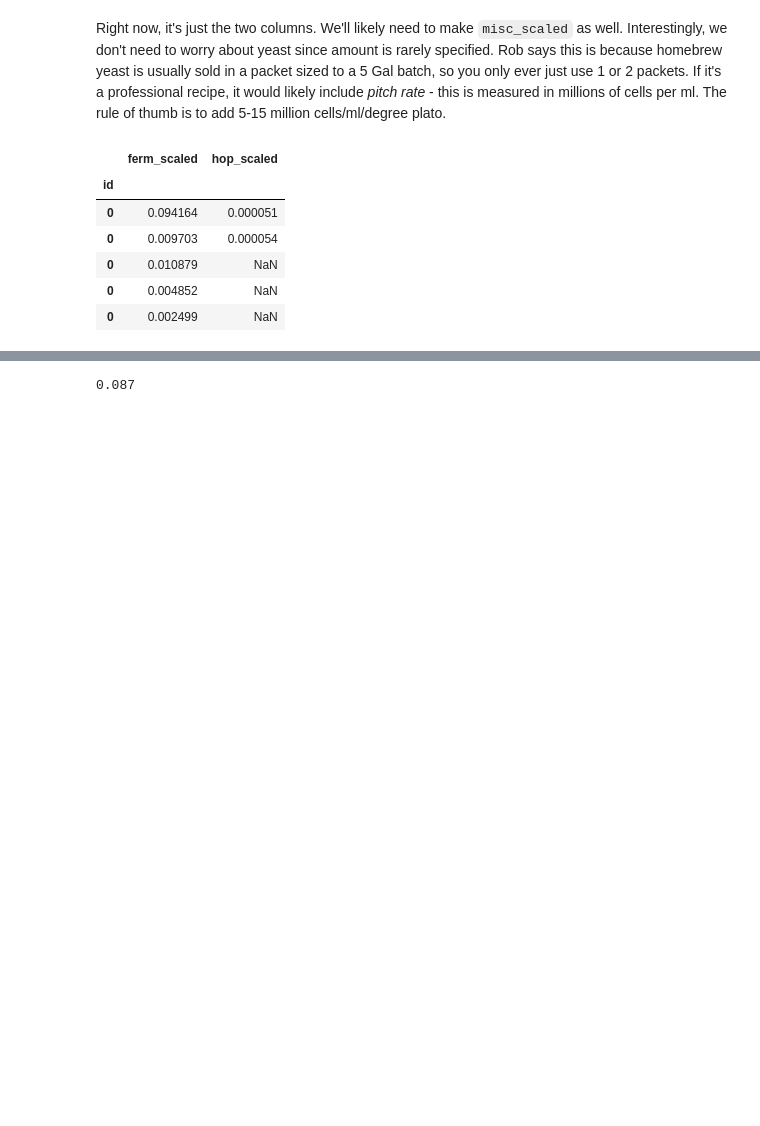
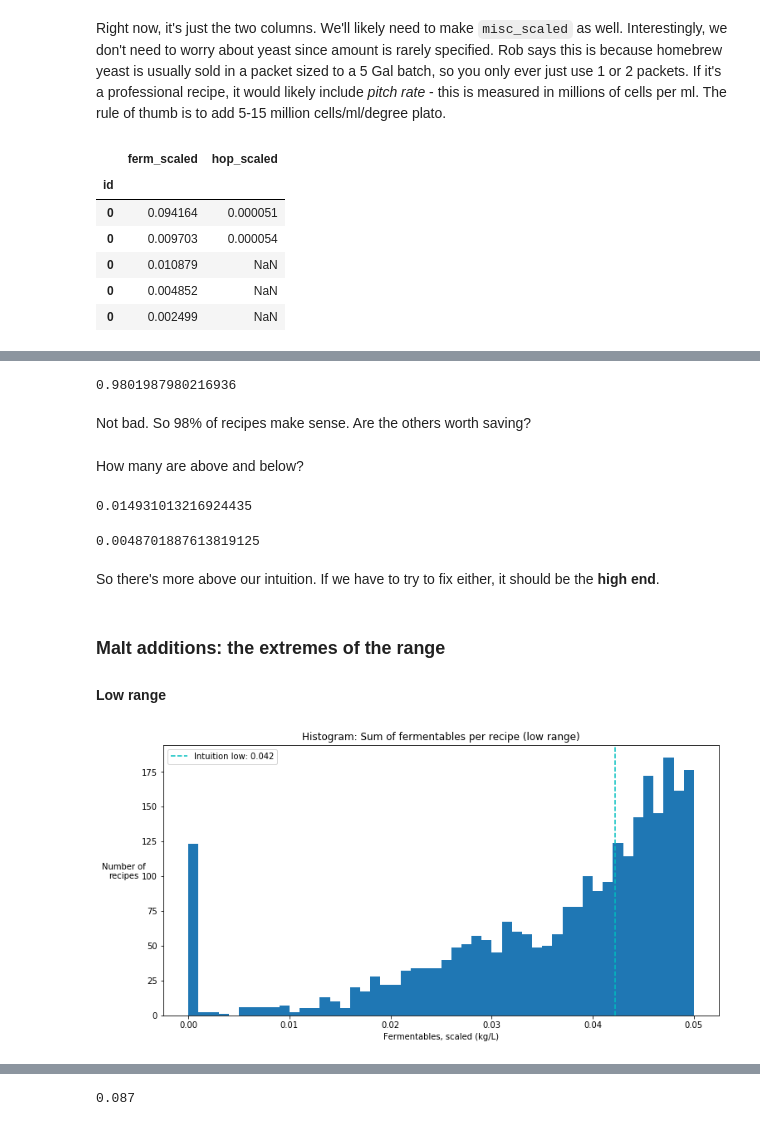
Before and after one commit to rmwoods/beer.ai, a Jupyter notebook: beer.ai/Ingredient Exploration.ipynb, the cells around one changed output, grey strips where cells are left out. Drawn from its saved outputs; the diff is of its cells as text; code cells hidden in the pictures; blank space fills up the shorter version.

```diff
--- a/beer.ai/Ingredient Exploration.ipynb
+++ b/beer.ai/Ingredient Exploration.ipynb
@@ -256,0 +239,9 @@ So hop is significantly lower. We'll want to figure out why...
+# %%
+# Units:
+#  Volume: L
+#  Weight: kg (ferm), kg (hops)
+#  Alpha: % as an integer
+# Let's work with my intuition for a 20L boil size
+batch_size = 20
+# Let's set a factor to look wider than our "reasonable" estimates
+fudge_factor = 2
@@ -256,0 +340,38 @@ So hop is significantly lower. We'll want to figure out why...
+# %%
+ferm_within_intuition = ferm_scaled[(min(ferm_range_scaled)<=ferm_scaled)&
+                                          (ferm_scaled<=max(ferm_range_scaled))]
+ferm_within_intuition.count()/ferm_scaled.count()
+# %% [output]
+0.9801987980216936
+# %% [markdown]
+Not bad. So 98% of recipes make sense. Are the others worth saving?
+# %% [markdown]
+How many are above and below?
+# %%
+ferm_above_intuition = ferm_scaled[ferm_scaled>=max(ferm_range_scaled)]
+ferm_above_intuition.count()/ferm_scaled.count()
+# %% [output]
+0.014931013216924435
+# %%
+ferm_below_intuition = ferm_scaled[ferm_scaled<=min(ferm_range_scaled)]
+ferm_below_intuition.count()/ferm_scaled.count()
+# %% [output]
+0.0048701887613819125
+# %% [markdown]
+So there's more above our intuition. If we have to try to fix either, it should be the **high end**.
+# %% [markdown]
+<a id='malt_dist_ext'></a>
+### Malt additions: the extremes of the range
+#### Low range
+# %%
+# Inspect the low range
+# No need for an underflow bin. 0 is God's underflow bin.
+plt.hist(ferm_scaled, range=[0, 0.05], bins=50);
+plt.axvline(ferm_range_scaled[0], color='c', linestyle='dashed',
+            label='Intuition low: {}'.format(round(ferm_range_scaled[0], 3)))
+plt.title('Histogram: Sum of fermentables per recipe (low range)')
+plt.xlabel('Fermentables, scaled (kg/L)')
+plt.ylabel('Number of\nrecipes', rotation=0, labelpad=21)
+plt.legend();
+# %% [output]
+[figure, added]
```
Also changed, not shown: parts of 65 cells of this notebook.
